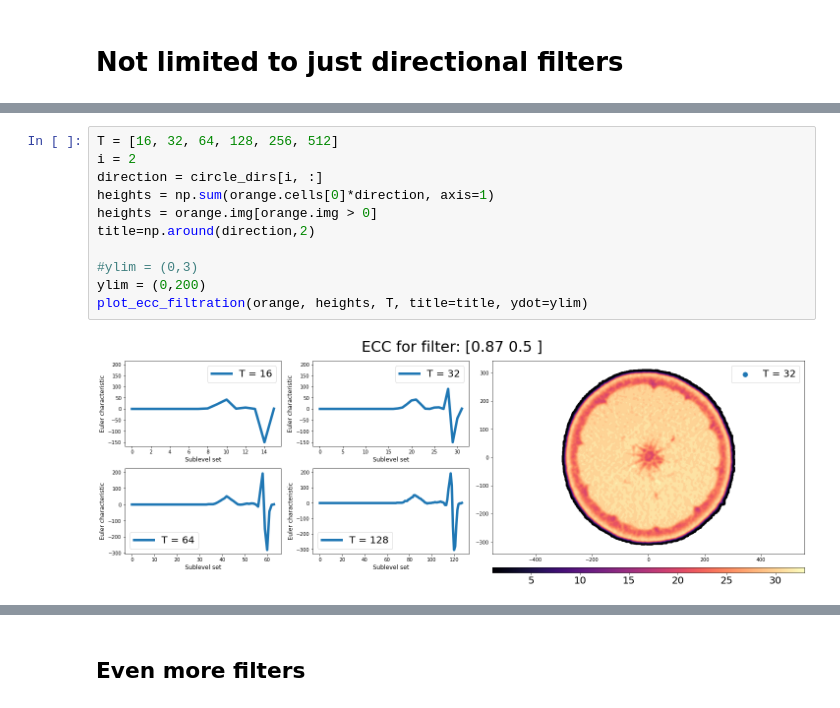
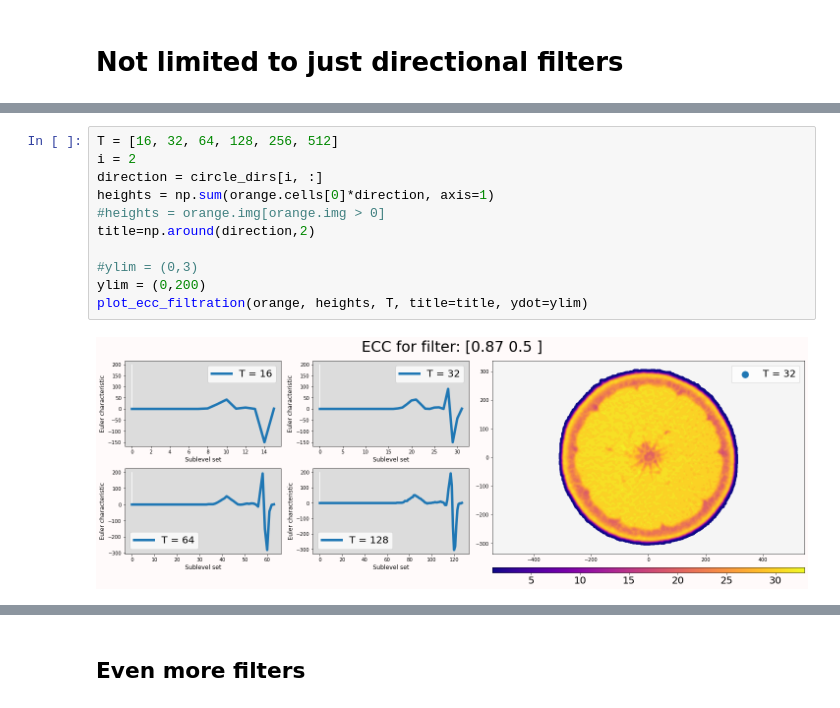
Before and after one commit to amezqui3/demeter, a Jupyter notebook: tutorial/nappn2022_shape_of_things_to_come.ipynb, the cells around one changed output, grey strips where cells are left out. Saved outputs shown, nothing was run; the diff lists cells and outputs as text.

```diff
--- a/tutorial/nappn2022_shape_of_things_to_come.ipynb
+++ b/tutorial/nappn2022_shape_of_things_to_come.ipynb
@@ -980,16 +1026,16 @@ Euler Characteristic: 1
 # %%
 T = [16, 32, 64, 128, 256, 512]
 i = 2
 direction = circle_dirs[i, :]
 heights = np.sum(orange.cells[0]*direction, axis=1)
-heights = orange.img[orange.img > 0]
+#heights = orange.img[orange.img > 0]
 title=np.around(direction,2)
 
 #ylim = (0,3)
 ylim = (0,200)
 plot_ecc_filtration(orange, heights, T, title=title, ydot=ylim)
 # %% [output]
-[figure, old version]
+[figure, new version]
 # %%
 t = 32
 tic = time.perf_counter()
```
Also changed, not shown: parts of 34 cells of this notebook.
